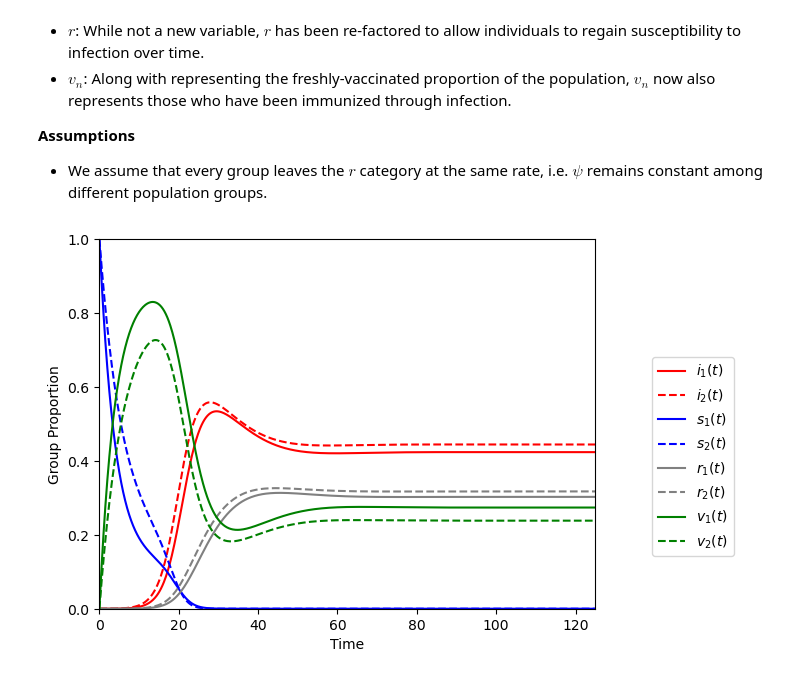
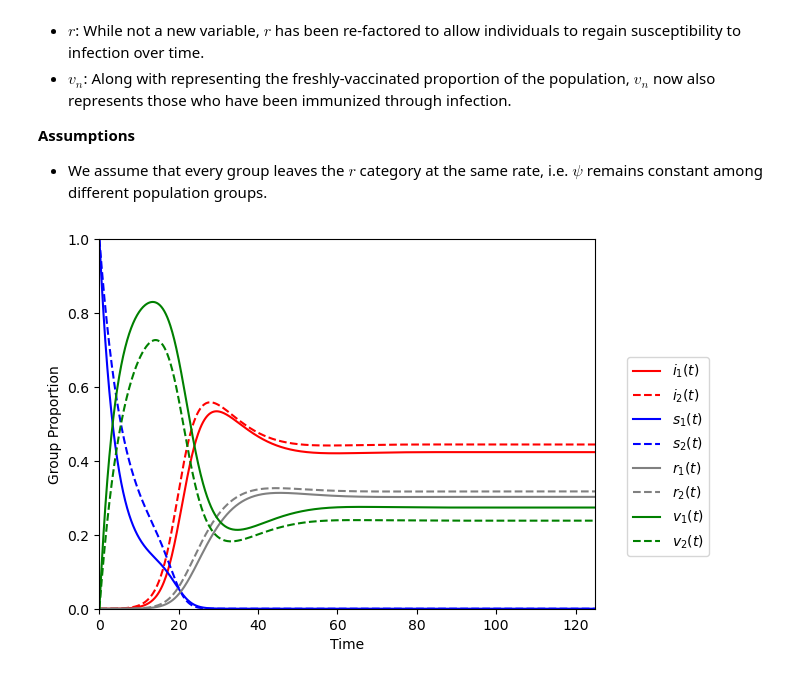
Before and after one commit to mbyers31/CMMID-project, a Jupyter notebook: code/sir+v_immunity_loss.ipynb, the cells around one changed output. Drawn from its saved outputs; the diff is of its cells as text; code cells hidden in the pictures.

```diff
--- a/code/sir+v_immunity_loss.ipynb
+++ b/code/sir+v_immunity_loss.ipynb
@@ -254,23 +255,24 @@ all_r = np.concatenate(r, axis=1)
 # %%
 all_s = all_su + all_sw
 all_v = all_vn + all_v1
 plt.plot(t, all_i[0, :], color='red', label=r'$i_1(t)$')
 plt.plot(t, all_i[1, :], color='red', linestyle='dashed', label=r'$i_2(t)$')
 plt.plot(t, all_s[0, :], color='blue', label=r'$s_1(t)$')
 plt.plot(t, all_s[1, :], color='blue', linestyle='dashed', label=r'$s_2(t)$')
 plt.plot(t, all_r[0, :], color='gray', label=r'$r_1(t)$')
 plt.plot(t, all_r[1, :], color='gray', linestyle='dashed', label=r'$r_2(t)$')
 plt.plot(t, all_v[0, :], color='green', label=r'$v_1(t)$')
 plt.plot(t, all_v[1, :], color='green', linestyle='dashed', label=r'$v_2(t)$')
 
-plt.legend(bbox_to_anchor=(1.1, 0.7))
+plt.legend(bbox_to_anchor=(1.05, 0.7))
 
 plt.xlim([t[0], t[-1]])
 plt.ylim([0, 1])
 
 plt.xlabel('Time')
 plt.ylabel('Group Proportion')
 
+plt.savefig('../sir_immune_loss.png', bbox_inches='tight', dpi=200)
 plt.show()
 # %% [output]
-[figure, old version]
+[figure, new version]
```
Also changed, not shown: parts of 1 cell of this notebook, 3 other files.
